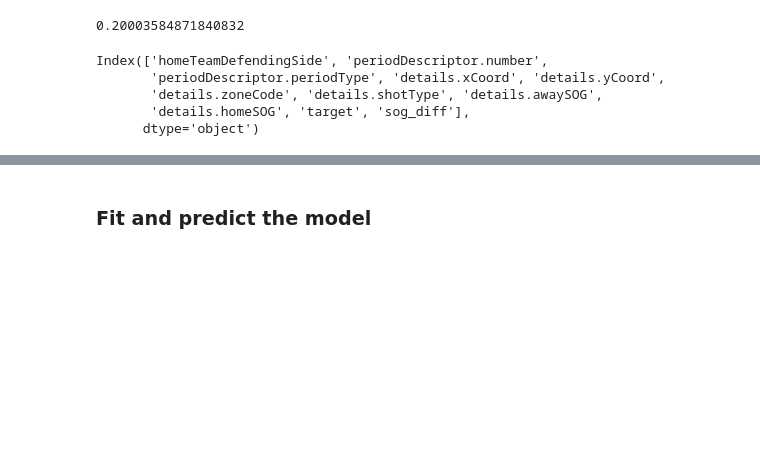
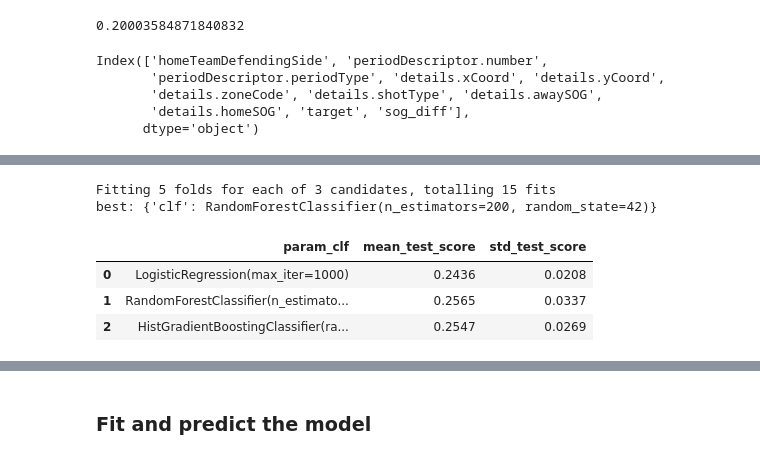
Before and after one commit to bustossophia/personalprojects, a Jupyter notebook: analysis.ipynb, the cells around one changed output, grey strips where cells are left out. Saved outputs shown, nothing was run; the diff lists cells and outputs as text; code cells hidden in the pictures; blank space fills up the shorter version.

```diff
--- a/analysis.ipynb
+++ b/analysis.ipynb
@@ -453,0 +665,20 @@ nums=X_train.select_dtypes(include=['int64', 'float64']).columns.tolist()
+# %%
+param_grid = [
+    {'clf': [LogisticRegression(max_iter=1000)]},
+    {'clf': [RandomForestClassifier(random_state=42, n_estimators=200)]},
+    {'clf': [HistGradientBoostingClassifier(random_state=42)]},
+]
+gscv = GridSearchCV(
+    build_pipeline(X_train_f, LogisticRegression()),  # estimator overridden by grid
+    param_grid, scoring='average_precision', cv=5, n_jobs=-1, verbose=1)
+gscv.fit(X_train_f, y_train)
+
+print('best:', gscv.best_params_)
+pd.DataFrame(gscv.cv_results_)[['param_clf', 'mean_test_score', 'std_test_score']].round(4)
+# %% [output]
+Fitting 5 folds for each of 3 candidates, totalling 15 fits
+best: {'clf': RandomForestClassifier(n_estimators=200, random_state=42)}
+|  | param_clf | mean_test_score | std_test_score |
+| 0 | LogisticRegression(max_iter=1000) | 0.2436 | 0.0208 |
+| 1 | RandomForestClassifier(n_estimato... | 0.2565 | 0.0337 |
+| 2 | HistGradientBoostingClassifier(ra... | 0.2547 | 0.0269 |
```
Also changed, not shown: parts of 55 cells of this notebook, 1 other file.
